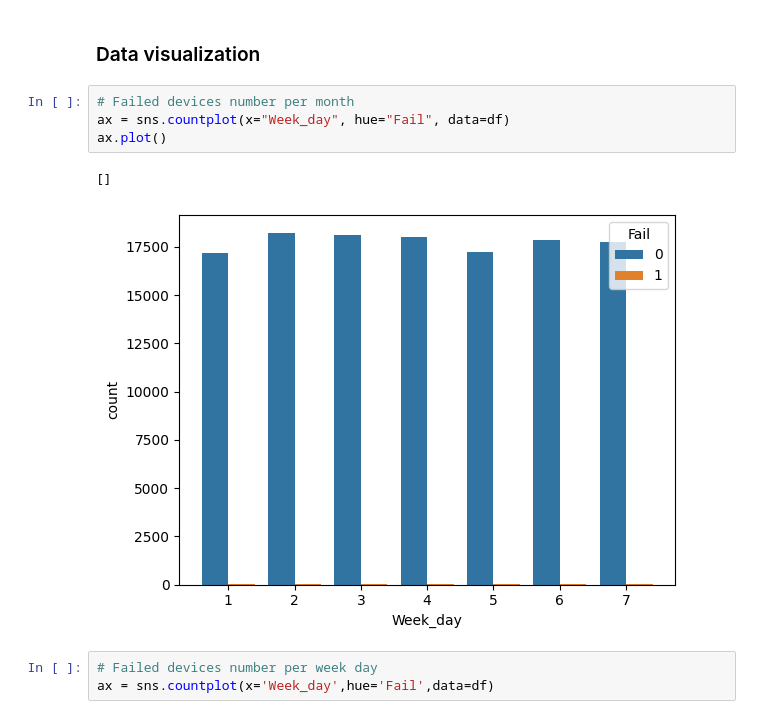
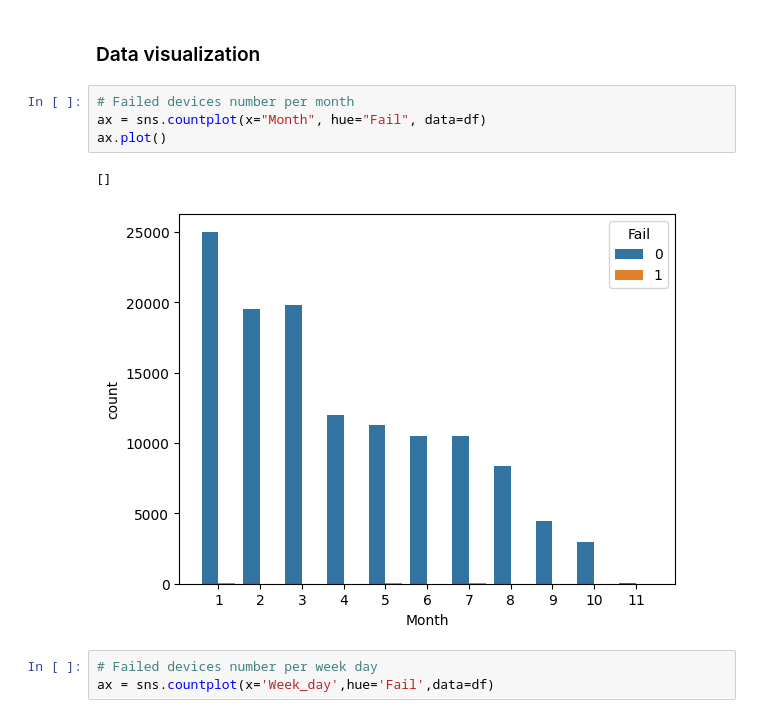
Before and after one commit to badalyaz/device-failure-prediction, a Jupyter notebook: predict_device_failure.ipynb, the cells around one changed output. Saved outputs shown, nothing was run; the diff lists cells and outputs as text.

```diff
--- a/predict_device_failure.ipynb
+++ b/predict_device_failure.ipynb
@@ -48,11 +47,11 @@ df.groupby('Week_day').agg({'Device_ID':lambda x: x.nunique()}).plot()
 ### Data visualization
 # %%
 # Failed devices number per month
-ax = sns.countplot(x="Week_day", hue="Fail", data=df)
+ax = sns.countplot(x="Month", hue="Fail", data=df)
 ax.plot()
 # %% [output]
 []
-[figure, old version]
+[figure, new version]
 # %%
 # Failed devices number per week day
 ax = sns.countplot(x='Week_day',hue='Fail',data=df)
```
Also changed, not shown: parts of 14 cells of this notebook, 8 other files.
